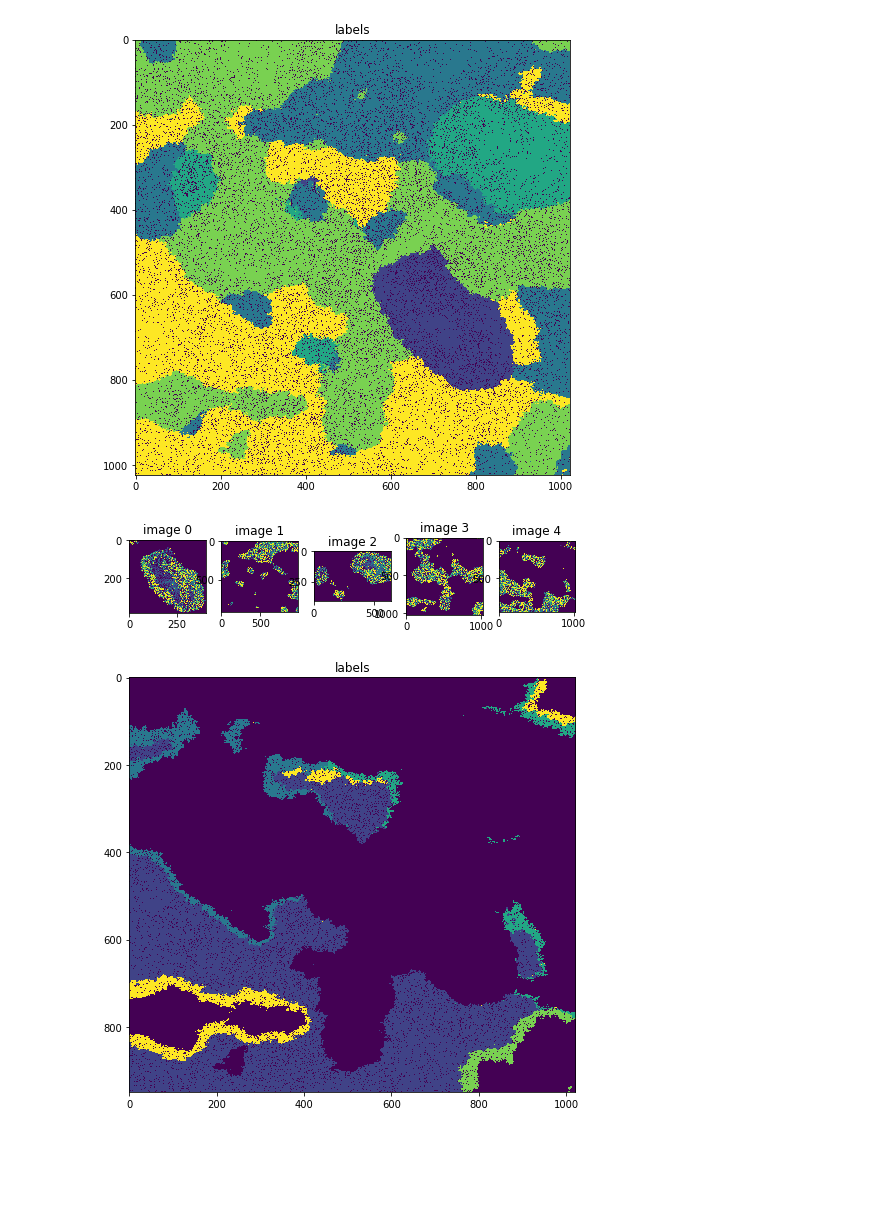
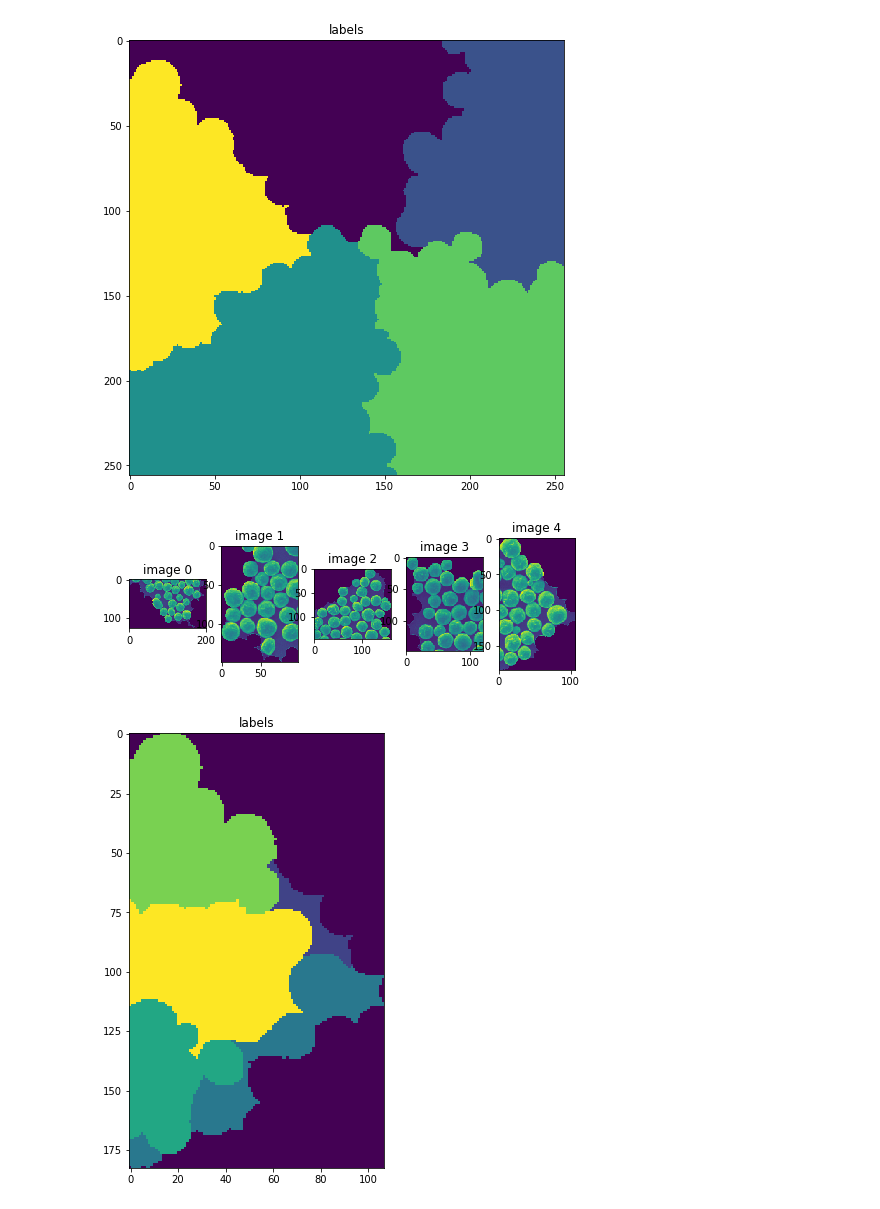
Before and after one commit to Toliak/particle-counter, a Jupyter notebook: notebooks/cluster.ipynb, the cells around one changed output. Cells and saved outputs as stored; diff of their text form; code cells hidden in the pictures; blank space fills up the shorter version.

```diff
--- a/notebooks/cluster.ipynb
+++ b/notebooks/cluster.ipynb
@@ -1,7 +1,9 @@
 # %%
+from skimage.filters import rank
+from skimage.morphology import disk
 import Dataset
 from Utils import visualize
 
-original = Dataset.hard()
+original = Dataset.low_amount_noise()
 visualize(original, 'original')
 # %% [output]
@@ -9,20 +11,20 @@ visualize(original, 'original')
 # %%
 from Clusterize import Clusterize
 
 clusterize = Clusterize([original],
                         graph_beta=5,
                         graph_eps=0,
-                        max_transform_size=None)
+                        max_transform_size=256)
 
 result = clusterize.apply(n_clusters=5,
                           n_init=1,
                           eigen_solver='amg',
                           assign_labels='discretize',
                           random_state=1)
 
 visualize(clusterize.labels, 'labels')
 # %% [output]
-[figure, old version]
+[figure, new version]
 # %%
 import matplotlib.pyplot as plot
 from math import ceil
@@ -39,7 +41,7 @@ def display_all(images, size):
 
 display_all(result, (8, 6))
 # %% [output]
-[figure, old version]
+[figure, new version]
 # %%
 clusterize = Clusterize(result, 5, 0)
 
@@ -51,7 +53,7 @@ result = clusterize.apply(n_clusters=5,
 
 visualize(clusterize.labels, 'labels')
 # %% [output]
-[figure, old version]
+[figure, new version]
 # %%
 display_all(result, (10, 30))
 # %% [output]
```
Also changed, not shown: parts of 4 cells of this notebook, 4 other files.
